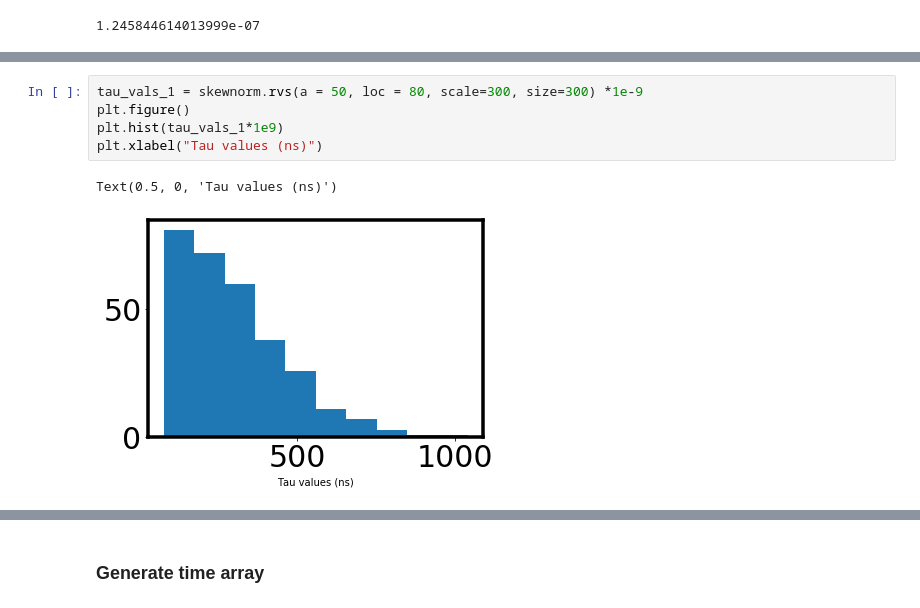
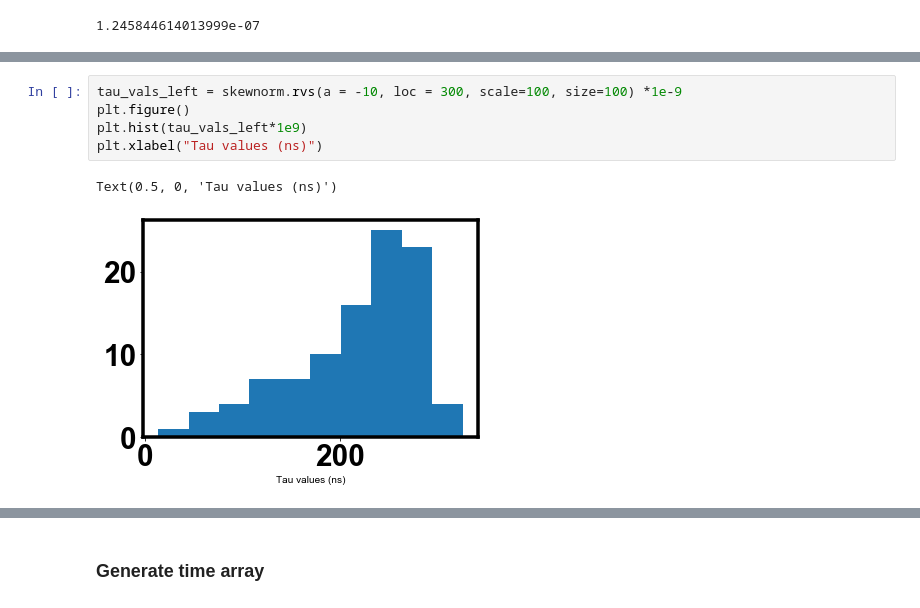
Before and after one commit to mtaddei94/TimeResolvedPL, a Jupyter notebook: TRPL_simulation.ipynb, the cells around one changed output, grey strips where cells are left out. Saved outputs shown, nothing was run; the diff lists cells and outputs as text.

```diff
--- a/TRPL_simulation.ipynb
+++ b/TRPL_simulation.ipynb
@@ -36,8 +37,8 @@ Text(0.5, 0, 'Tau values (ns)')
 # %%
-tau_vals_1 = skewnorm.rvs(a = 50, loc = 80, scale=300, size=300) *1e-9
+tau_vals_left = skewnorm.rvs(a = -10, loc = 300, scale=100, size=100) *1e-9
 plt.figure()
-plt.hist(tau_vals_1*1e9)
+plt.hist(tau_vals_left*1e9)
 plt.xlabel("Tau values (ns)")
 # %% [output]
 Text(0.5, 0, 'Tau values (ns)')
-[figure, old version]
+[figure, new version]
```
Also changed, not shown: parts of 49 cells of this notebook.
